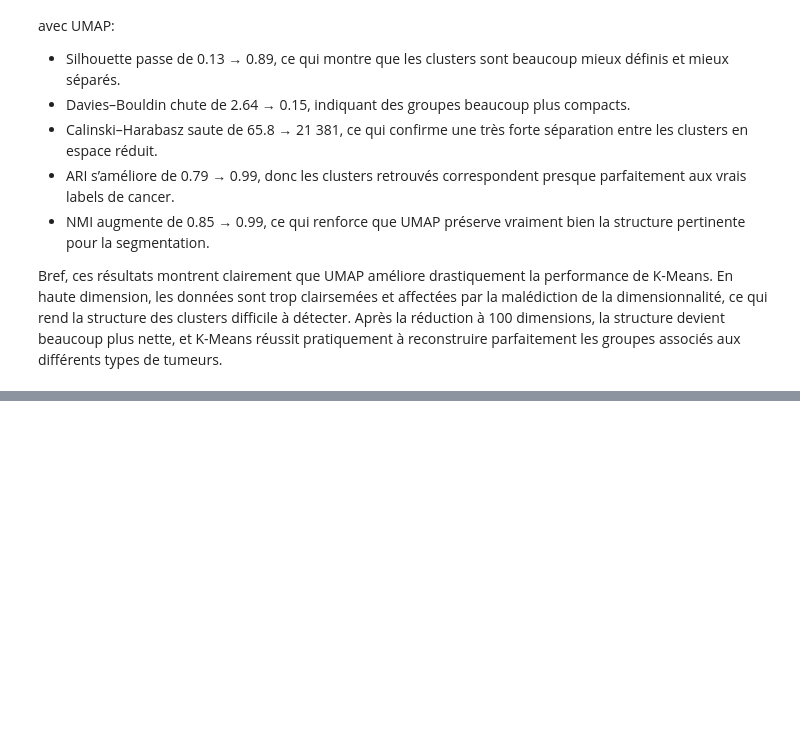
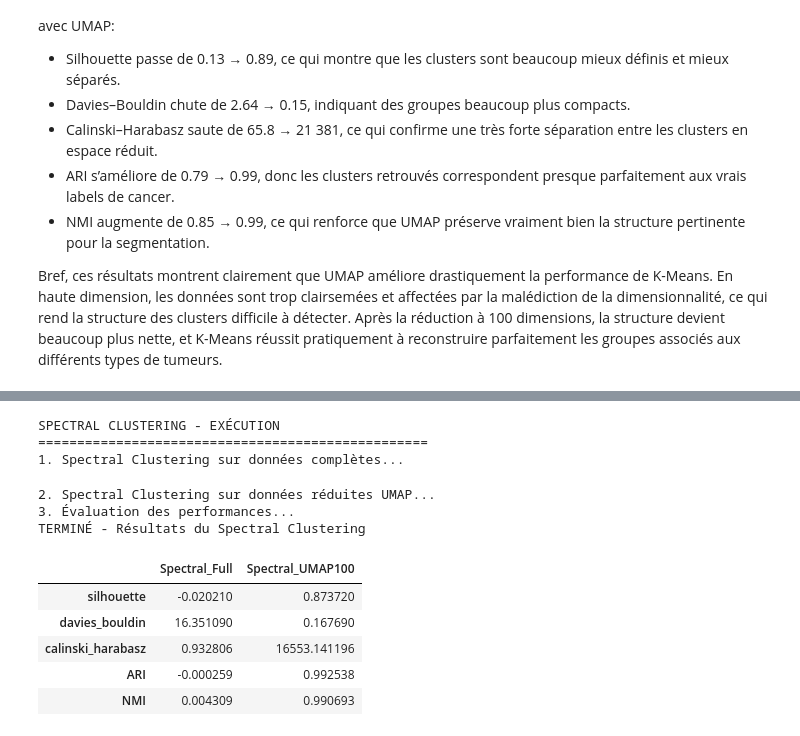
Before and after one commit to AnthonyGlaude/IFT599_TP1, a Jupyter notebook: main.ipynb, the cells around one changed output, grey strips where cells are left out. Saved outputs shown, nothing was run; the diff lists cells and outputs as text; code cells hidden in the pictures; blank space fills up the shorter version.

Commit message:
Ajout du spectral clustering

```diff
--- a/main.ipynb
+++ b/main.ipynb
@@ -138,0 +147,34 @@ Après la réduction à 100 dimensions, la structure devient beaucoup plus nette
+# %%
+print("SPECTRAL CLUSTERING - EXÉCUTION")
+print("=" * 50)
+
+print("1. Spectral Clustering sur données complètes...")
+labels_sc_full, t_sc_full = run_spectral(hiseq_X_scaled, hiseq_y, k=5, random_state=42)
+
+print("2. Spectral Clustering sur données réduites UMAP...")
+labels_sc_reduced, t_sc_reduced = run_spectral(hiseq_X_reduced, hiseq_y, k=5, random_state=42)
+
+print("3. Évaluation des performances...")
+results_sc_full = evaluate_clustering(hiseq_X_scaled, hiseq_y, labels_sc_full)
+results_sc_reduced = evaluate_clustering(hiseq_X_reduced, hiseq_y, labels_sc_reduced)
+
+df_sc = pd.DataFrame({
+    "Spectral_Full": results_sc_full,
+    "Spectral_UMAP100": results_sc_reduced
+})
+
+print("TERMINÉ - Résultats du Spectral Clustering")
+df_sc
+# %% [output]
+SPECTRAL CLUSTERING - EXÉCUTION
+==================================================
+1. Spectral Clustering sur données complètes...
+2. Spectral Clustering sur données réduites UMAP...
+3. Évaluation des performances...
+TERMINÉ - Résultats du Spectral Clustering
+|  | Spectral_Full | Spectral_UMAP100 |
+| silhouette | -0.020210 | 0.873720 |
+| davies_bouldin | 16.351090 | 0.167690 |
+| calinski_harabasz | 0.932806 | 16553.141196 |
+| ARI | -0.000259 | 0.992538 |
+| NMI | 0.004309 | 0.990693 |
```
Also changed, not shown: parts of 8 cells of this notebook.
